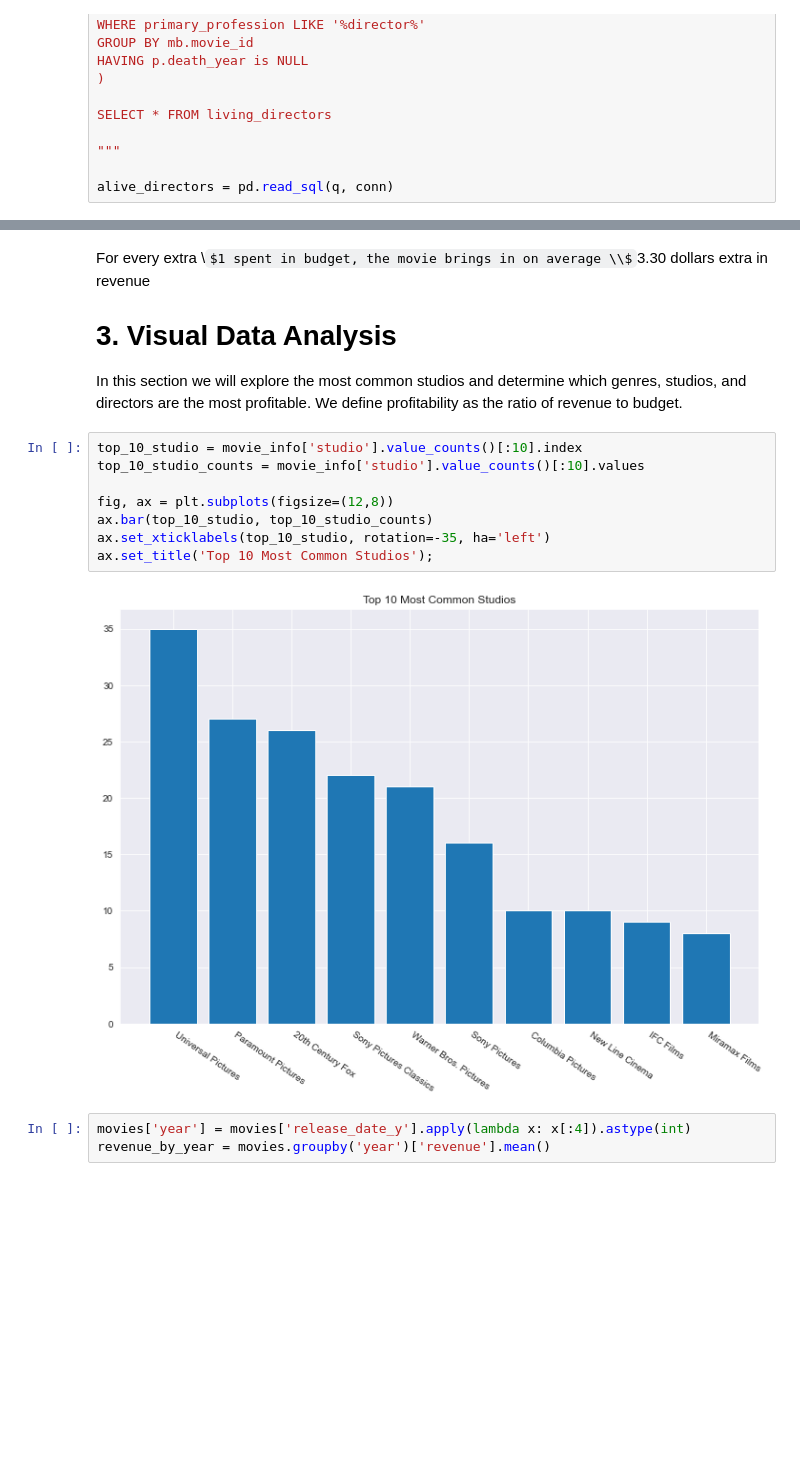
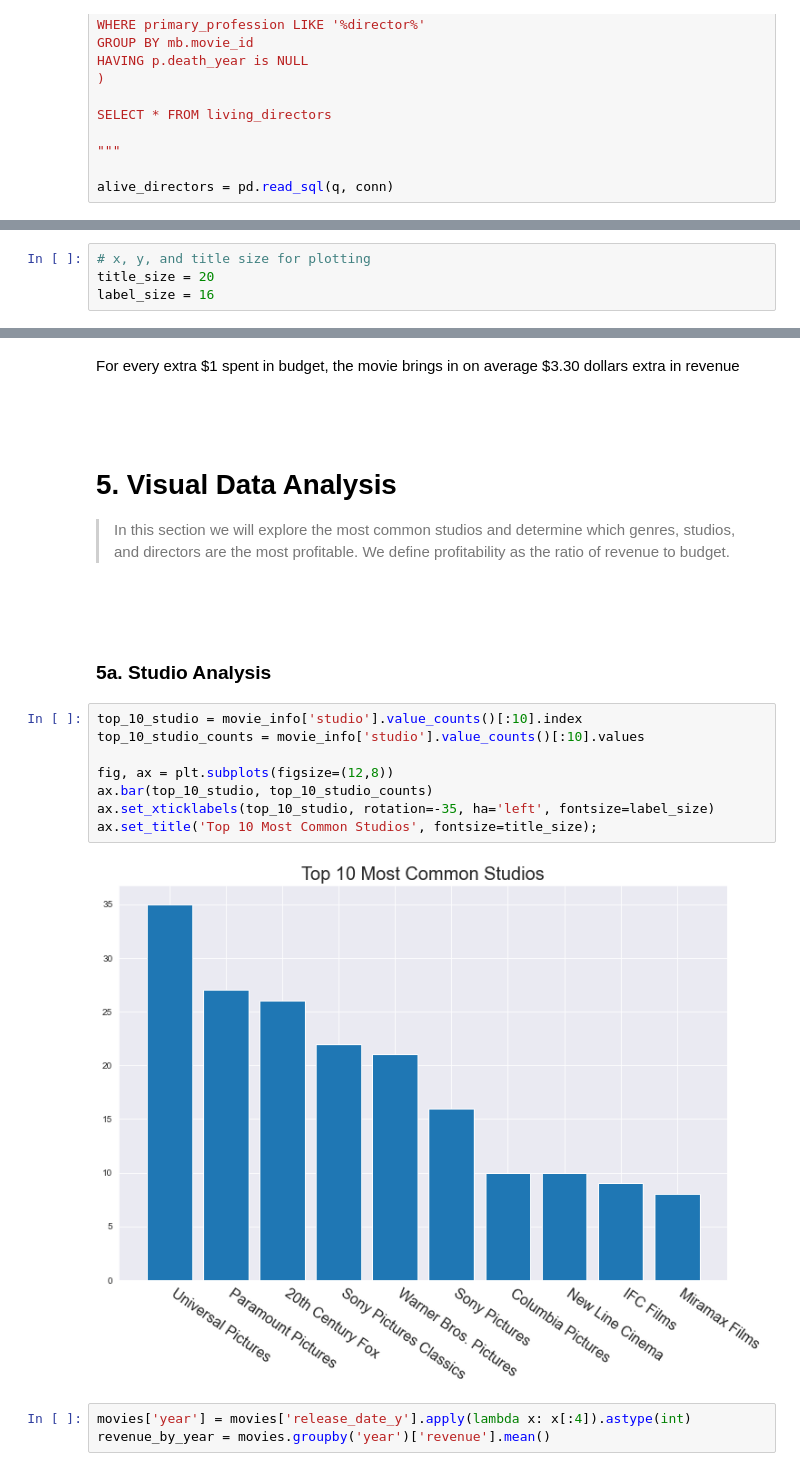
Before and after one commit to xuqc01/Movie-Data-Analysis, a Jupyter notebook: movie-data-analysis.ipynb, the cells around one changed output, grey strips where cells are left out. Saved outputs shown, nothing was run; the diff lists cells and outputs as text; some formulas as TeX source; blank space fills up the shorter version.

```diff
--- a/movie-data-analysis.ipynb
+++ b/movie-data-analysis.ipynb
@@ -154,0 +179,4 @@ memory usage: 109.6+ KB
+# %%
+# x, y, and title size for plotting
+title_size = 20
+label_size = 16
@@ -233,19 +285,27 @@ sm.graphics.abline_plot(model_results=results, ax=ax, linewidth=4);
+# %% [markdown]
+For every extra \$1 spent in budget, the movie brings in on average \$3.30 dollars extra in revenue
+# %% [markdown]
+##
+##
 # %% [markdown]
-For every extra \\$1 spent in budget, the movie brings in on average \\$3.30 dollars extra in revenue
 
-# **3. Visual Data Analysis**
+# **5. Visual Data Analysis**
 
-In this section we will explore the most common studios and determine which genres, studios, and directors are the most profitable. We define profitability as the ratio of revenue to budget.
+> In this section we will explore the most common studios and determine which genres, studios, and directors are the most profitable. We define profitability as the ratio of revenue to budget.
+# %% [markdown]
+##
+# %% [markdown]
+### 5a. Studio Analysis
 # %%
 top_10_studio = movie_info['studio'].value_counts()[:10].index
 top_10_studio_counts = movie_info['studio'].value_counts()[:10].values
 
 fig, ax = plt.subplots(figsize=(12,8))
 ax.bar(top_10_studio, top_10_studio_counts)
-ax.set_xticklabels(top_10_studio, rotation=-35, ha='left')
-ax.set_title('Top 10 Most Common Studios');
+ax.set_xticklabels(top_10_studio, rotation=-35, ha='left', fontsize=label_size)
+ax.set_title('Top 10 Most Common Studios', fontsize=title_size);
 # %% [output]
-[figure, old version]
+[figure, new version]
 # %%
 movies['year'] = movies['release_date_y'].apply(lambda x: x[:4]).astype(int)
 revenue_by_year = movies.groupby('year')['revenue'].mean()
```
Also changed, not shown: parts of 52 cells of this notebook.
